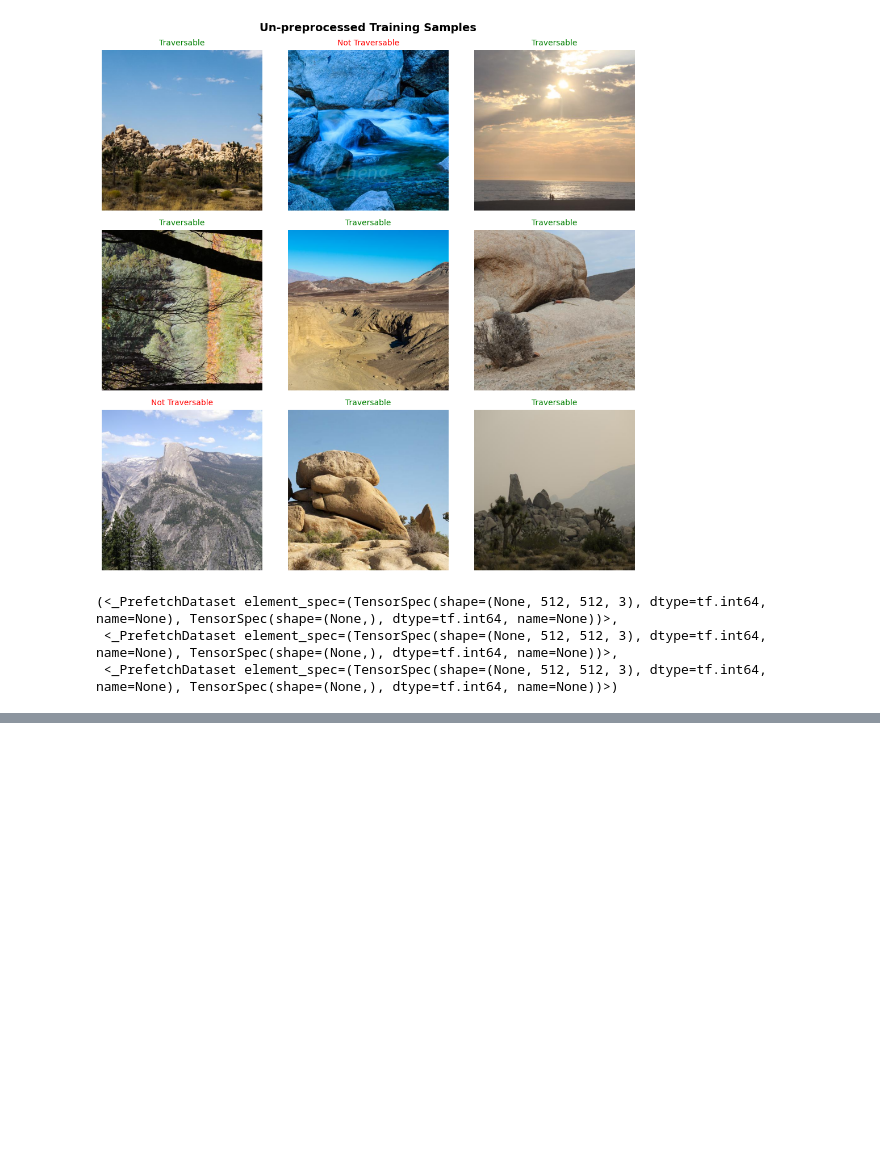
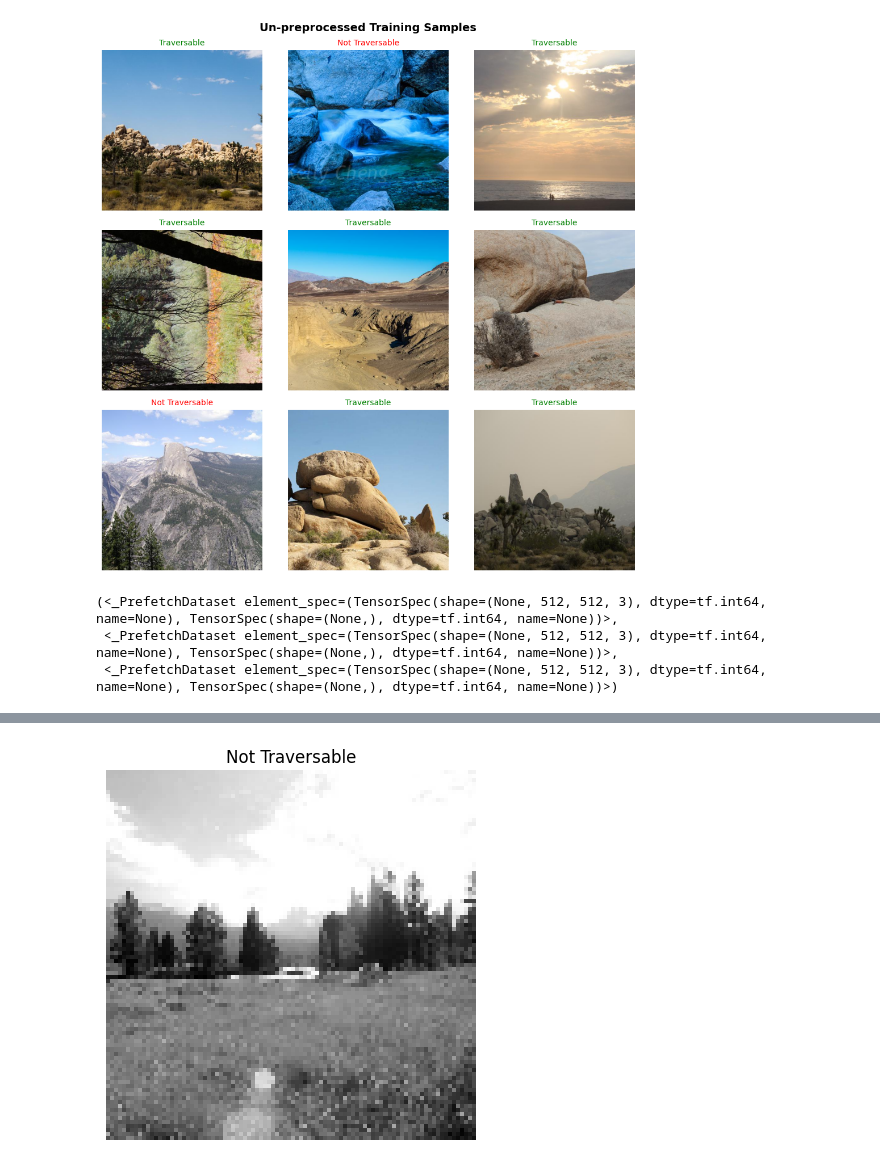
Before and after one commit to MahdMalik/MiniModelBot, a Jupyter notebook: nature.ipynb, the cells around one changed output, grey strips where cells are left out. Cells and saved outputs as stored; diff of their text form; code cells hidden in the pictures; blank space fills up the shorter version.

```diff
--- a/nature.ipynb
+++ b/nature.ipynb
@@ -175,28 +169,5 @@ train_nature_ds, validation_nature_ds, test_nature_ds
 # %%
-import matplotlib.pyplot as plt
-import numpy as np
-def plot_samples(tf_dataset, class_names=["Not Traversable", "Traversable"], num_samples=9, cols=3):
-    rows = num_samples // cols
-    fig, axes = plt.subplots(rows, cols, figsize=(10, 10))
-    fig.suptitle("Preprocessed Samples", fontsize=14, fontweight="bold")
+image, label = next(iter(train_nature_ds))
 
-    samples = tf_dataset.take(num_samples)
-
-    for i, (image, label) in enumerate(samples):
-        ax = axes[i // cols, i % cols]
-
-        image = image.numpy().squeeze()  # (92, 92, 1) → (92, 92)
-        label_idx = int(label.numpy()[0])  # (None,) → scalar via [0]
-        label_name = class_names[label_idx]
-
-        ax.imshow(image, cmap="gray")
-        ax.set_title(label_name, fontsize=10,
-                     color="green" if label_idx == 1 else "red")
-        ax.axis("off")
-
-    plt.tight_layout()
-    plt.show()
-
-# Usage on any split
-plot_samples(train_nature_ds)
+image.shape
 # %% [output]
@@ -207,0 +175,12 @@ Traceback (most recent call last):
+# %%
+num_traversible, num_not_traversible = 0, 0
+images_traversed = 0
+for(image, label) in train_nature_ds.unbatch():
+    if label == 1:
+        num_traversible += 1
+    else:
+        num_not_traversible += 1
+    images_traversed += 1
+    if(images_traversed % 1000 == 0):
+      print(f"Processed {images_traversed}")
+num_traversible, num_not_traversible
@@ -208 +206,8 @@ Traceback (most recent call last):
+# %%
+plt.imshow(image[0].numpy().squeeze(), cmap="gray")
+plt.title("Traversable" if label[0] == 1 else "Not Traversable")
+plt.axis("off")
+plt.show()
+# %% [output]
+[figure, added]
 # %%
```
Also changed, not shown: parts of 8 cells of this notebook.
